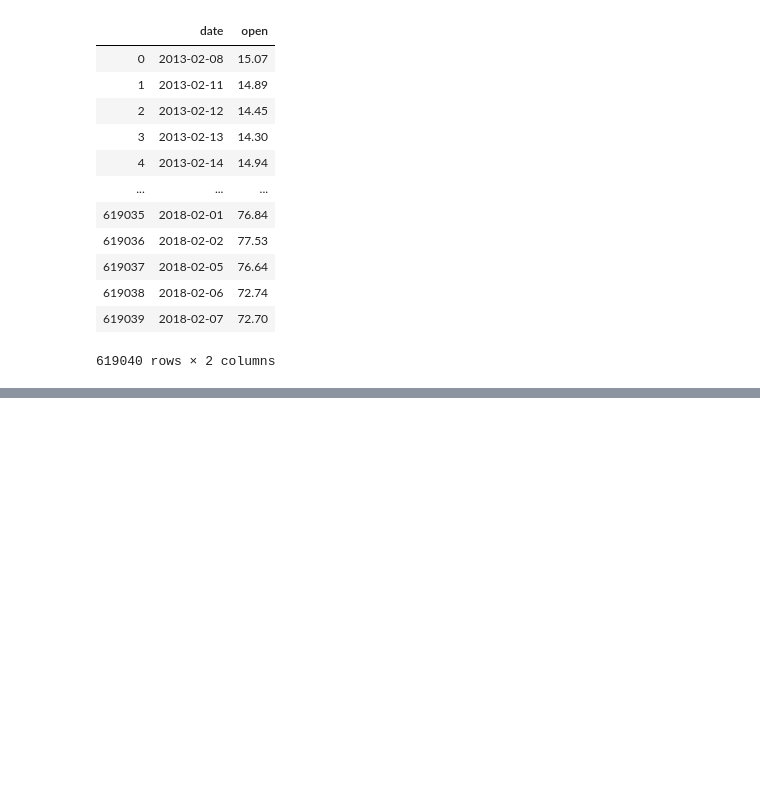
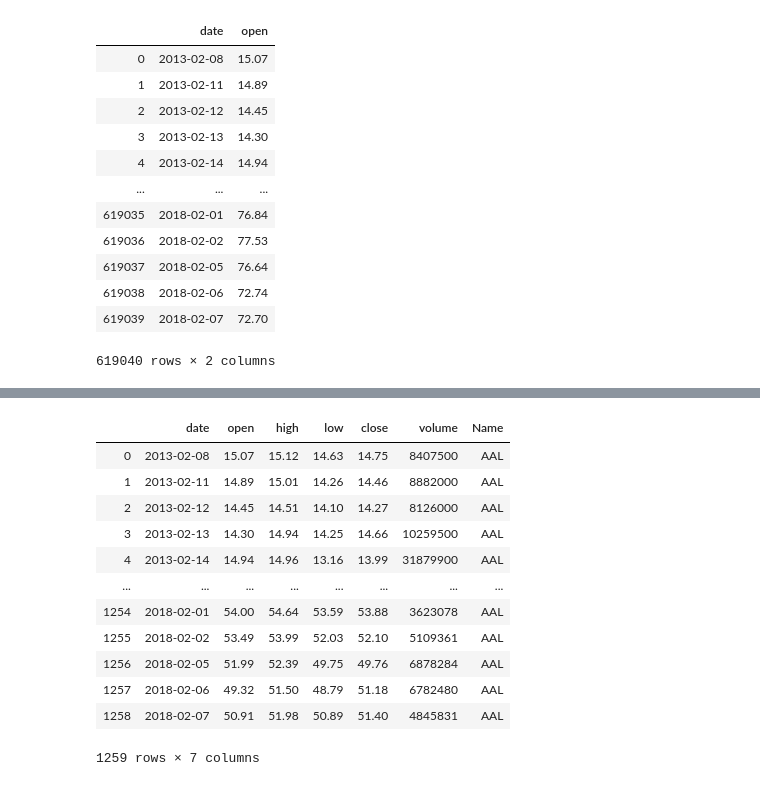
Before and after one commit to namratakantamneni/DIYML, a Jupyter notebook: RegressionNotebook.ipynb, the cells around one changed output, grey strips where cells are left out. Cells and saved outputs as stored; diff of their text form; code cells hidden in the pictures; blank space fills up the shorter version.

```diff
--- a/RegressionNotebook.ipynb
+++ b/RegressionNotebook.ipynb
@@ -81,0 +185,6 @@ select_columns(stock_data, ["date", "open"])
+# %%
+unique_strings = pd.unique(new_names_lst)
+print(unique_strings)
+print("Number of stocks:", len(unique_strings))
+
+# def generate_dataFrames(stock):
@@ -81,0 +247,30 @@ select_columns(stock_data, ["date", "open"])
+# %%
+def printDataFrame(df, stock):
+    """
+    df: the dataFrame thats passed in (in this case: stock_data)
+    stock: a string which reperesents a stock for any stock in the stock_data dataframe.
+    returns the dataFrame associated with a particular stock.
+    """
+    just_name = df[["Name"]]
+    just_names_lst = just_names.values.tolist()
+    arr = np.array(just_names_lst)
+    flat = arr.flatten()
+    new_names_lst = list(flat)
+    stock_names = pd.unique(new_names_lst)
+    return df[df["Name"] == stock]
+
+printDataFrame(stock_data, unique_strings[0])
+# %% [output]
+|  | date | open | high | low | close | volume | Name |
+| 0 | 2013-02-08 | 15.07 | 15.12 | 14.63 | 14.75 | 8407500 | AAL |
+| 1 | 2013-02-11 | 14.89 | 15.01 | 14.26 | 14.46 | 8882000 | AAL |
+| 2 | 2013-02-12 | 14.45 | 14.51 | 14.10 | 14.27 | 8126000 | AAL |
+| 3 | 2013-02-13 | 14.30 | 14.94 | 14.25 | 14.66 | 10259500 | AAL |
+| 4 | 2013-02-14 | 14.94 | 14.96 | 13.16 | 13.99 | 31879900 | AAL |
+| ... | ... | ... | ... | ... | ... | ... | ... |
+| 1254 | 2018-02-01 | 54.00 | 54.64 | 53.59 | 53.88 | 3623078 | AAL |
+| 1255 | 2018-02-02 | 53.49 | 53.99 | 52.03 | 52.10 | 5109361 | AAL |
+| 1256 | 2018-02-05 | 51.99 | 52.39 | 49.75 | 49.76 | 6878284 | AAL |
+| 1257 | 2018-02-06 | 49.32 | 51.50 | 48.79 | 51.18 | 6782480 | AAL |
+| 1258 | 2018-02-07 | 50.91 | 51.98 | 50.89 | 51.40 | 4845831 | AAL |
+1259 rows × 7 columns
```
Also changed, not shown: parts of 23 cells of this notebook.
